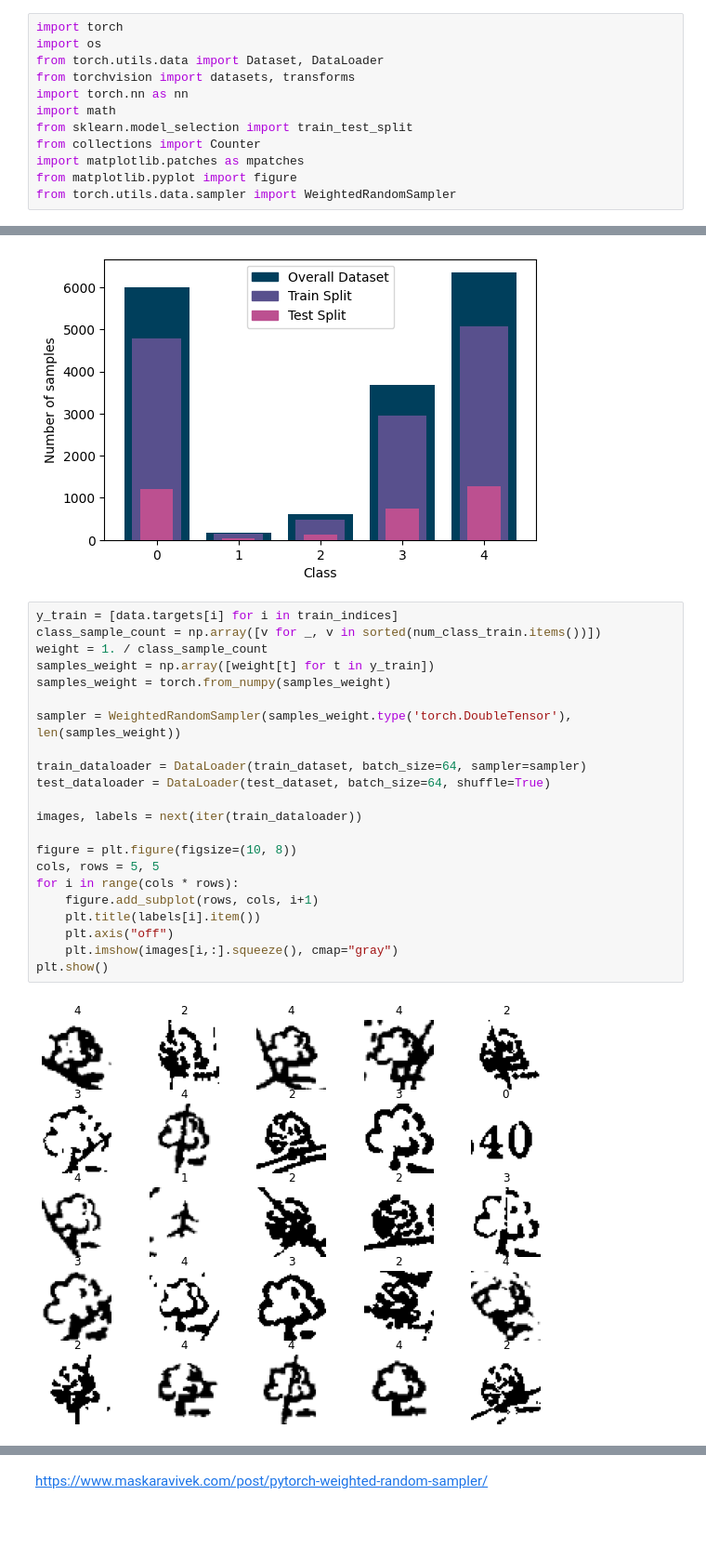
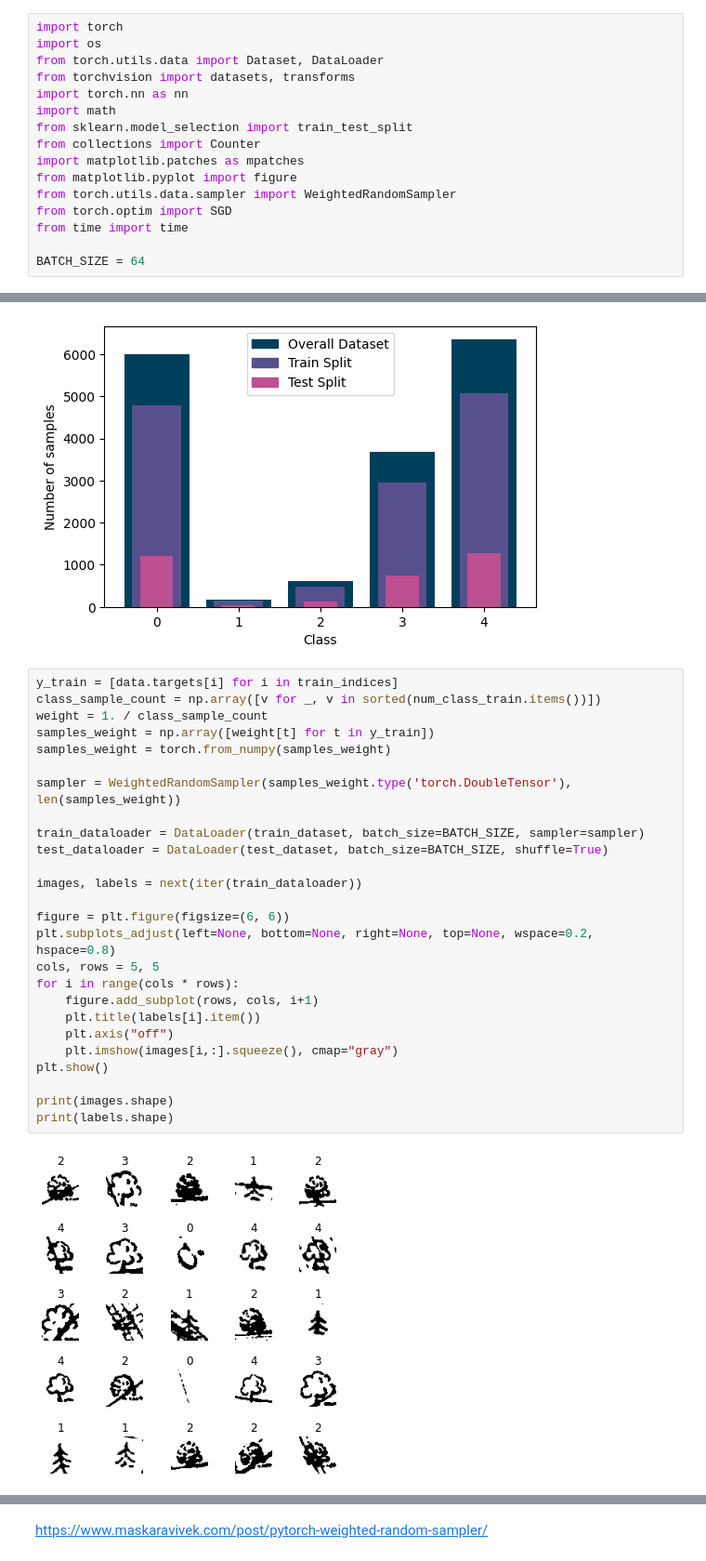
Before and after one commit to LucyIvatt/probabilistic-and-deep-learning, a Jupyter notebook: int3.ipynb, the cells around one changed output, grey strips where cells are left out. Shown at 93% size. Drawn from its saved outputs; the diff is of its cells as text; blank space fills up the shorter version.

```diff
--- a/int3.ipynb
+++ b/int3.ipynb
@@ -377,6 +377,10 @@ from collections import Counter
 import matplotlib.patches as mpatches
 from matplotlib.pyplot import figure
 from torch.utils.data.sampler import WeightedRandomSampler
+from torch.optim import SGD
+from time import time
+
+BATCH_SIZE = 64
 # %%
 def print_split_stats(counts):
     total = sum(counts.values())
@@ -436,24 +440,28 @@ Class 4 has 1272 samples - 37.79%
 # %%
 y_train = [data.targets[i] for i in train_indices]
 class_sample_count = np.array([v for _, v in sorted(num_class_train.items())])
 weight = 1. / class_sample_count
 samples_weight = np.array([weight[t] for t in y_train])
 samples_weight = torch.from_numpy(samples_weight)
 
 sampler = WeightedRandomSampler(samples_weight.type('torch.DoubleTensor'), len(samples_weight))
 
-train_dataloader = DataLoader(train_dataset, batch_size=64, sampler=sampler)
-test_dataloader = DataLoader(test_dataset, batch_size=64, shuffle=True)
+train_dataloader = DataLoader(train_dataset, batch_size=BATCH_SIZE, sampler=sampler)
+test_dataloader = DataLoader(test_dataset, batch_size=BATCH_SIZE, shuffle=True)
 
 images, labels = next(iter(train_dataloader))
 
-figure = plt.figure(figsize=(10, 8))
+figure = plt.figure(figsize=(6, 6))
+plt.subplots_adjust(left=None, bottom=None, right=None, top=None, wspace=0.2, hspace=0.8)
 cols, rows = 5, 5
 for i in range(cols * rows):
     figure.add_subplot(rows, cols, i+1)
     plt.title(labels[i].item())
     plt.axis("off")
     plt.imshow(images[i,:].squeeze(), cmap="gray")
 plt.show()
+
+print(images.shape)
+print(labels.shape)
 # %% [output]
-[figure, old version]
+[figure, new version]
```
Also changed, not shown: parts of 2 cells of this notebook.
